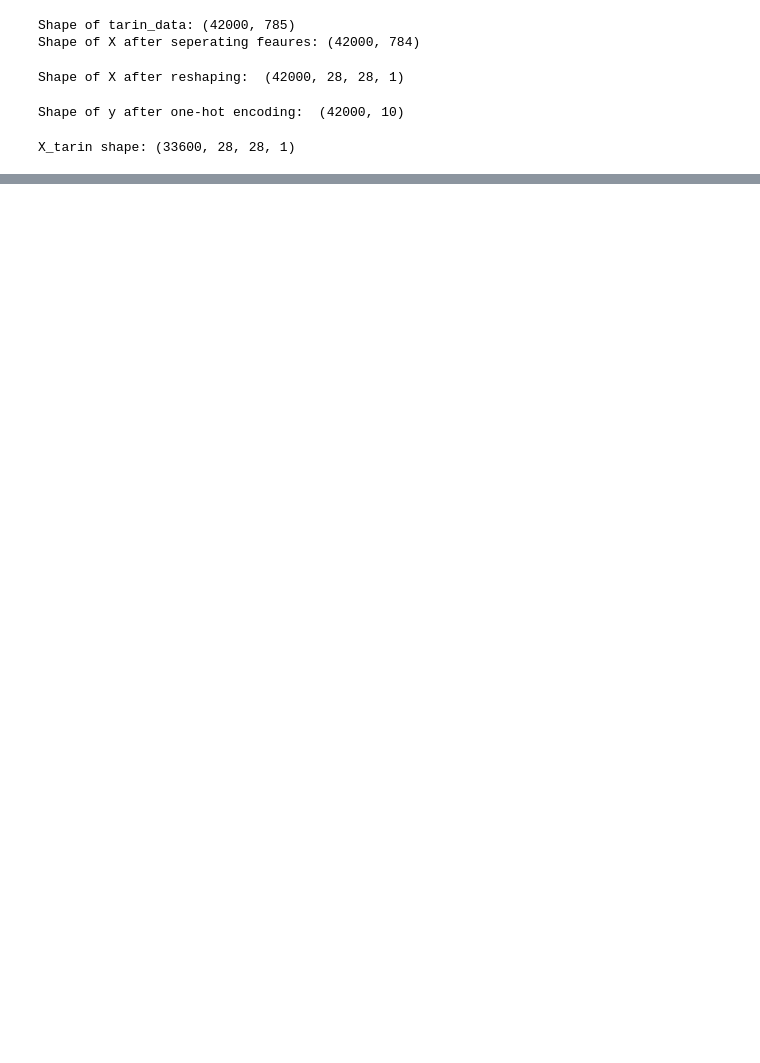
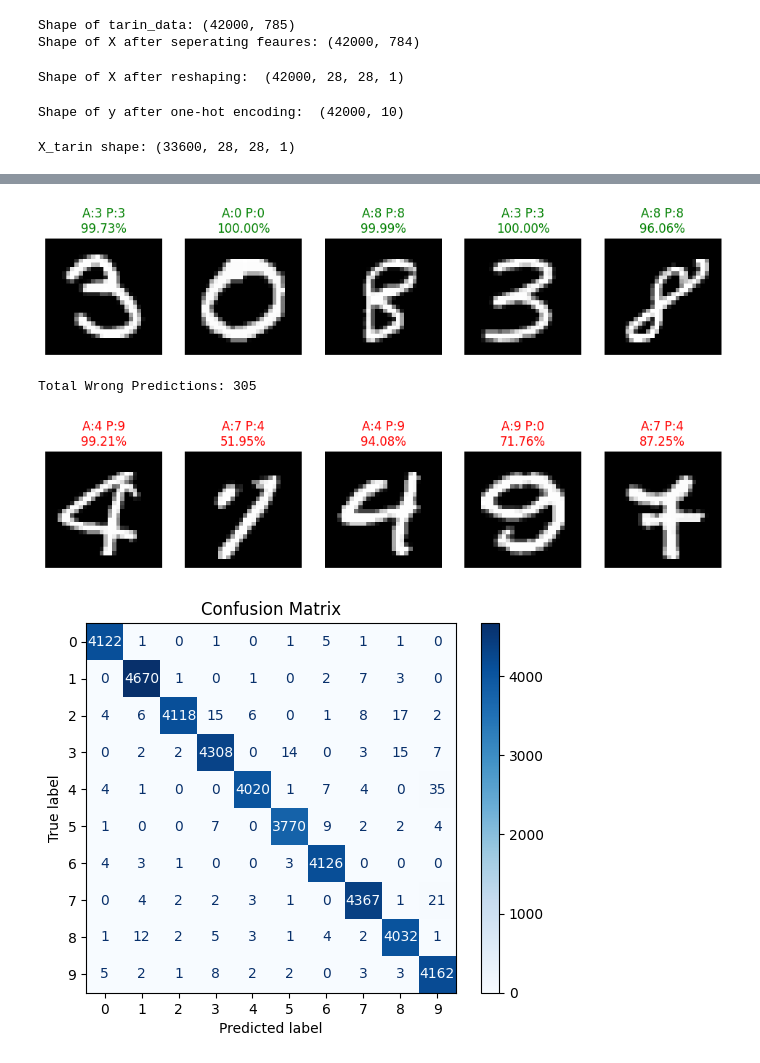
Before and after one commit to Sayan-Official-32/Hand-written-digit-detection, a Jupyter notebook: model.ipynb, the cells around one changed output, grey strips where cells are left out. Saved outputs shown, nothing was run; the diff lists cells and outputs as text; code cells hidden in the pictures; blank space fills up the shorter version.

```diff
--- a/model.ipynb
+++ b/model.ipynb
@@ -155,0 +222,71 @@ for i in range(100):
+# %%
+import numpy as np
+import matplotlib.pyplot as plt
+from sklearn.metrics import confusion_matrix, ConfusionMatrixDisplay
+
+# Get actual labels
+y_test = test_data.iloc[:, 0].values
+
+# Get model predictions
+predictions = model.predict(X_test)
+predicted_labels = np.argmax(predictions, axis=1)
+
+# =========================
+# 1️⃣ Show Random Predictions
+# =========================
+
+random_indices = np.random.choice(len(X_test), 5, replace=False)
+
+plt.figure(figsize=(12,3))
+
+for idx, i in enumerate(random_indices):
+    plt.subplot(1, 5, idx+1)
+    plt.imshow(X_test[i].reshape(28, 28), cmap='gray')
+
+    confidence = np.max(predictions[i]) * 100
+
+    if predicted_labels[i] == y_test[i]:
+        color = "green"
+    else:
+        color = "red"
+
+    plt.title(f"A:{y_test[i]} P:{predicted_labels[i]}\n{confidence:.2f}%", color=color)
+    plt.axis('off')
+
+plt.show()
+
+
+# =========================
+# 2️⃣ Show Only Wrong Predictions
+# =========================
+
+wrong_indices = np.where(predicted_labels != y_test)[0]
+
+print(f"Total Wrong Predictions: {len(wrong_indices)}")
+
+if len(wrong_indices) > 0:
+    plt.figure(figsize=(12,3))
+
+    for idx, i in enumerate(wrong_indices[:5]):  # show first 5 wrong
+        plt.subplot(1, 5, idx+1)
+        plt.imshow(X_test[i].reshape(28, 28), cmap='gray')
+
+        confidence = np.max(predictions[i]) * 100
+
+        plt.title(f"A:{y_test[i]} P:{predicted_labels[i]}\n{confidence:.2f}%", color="red")
+        plt.axis('off')
+
+    plt.show()
+
+
+# =========================
+# 3️⃣ Confusion Matrix
+# =========================
+
+cm = confusion_matrix(y_test, predicted_labels)
+
+disp = ConfusionMatrixDisplay(confusion_matrix=cm)
+disp.plot(cmap='Blues')
+plt.title("Confusion Matrix")
+plt.show()
+# %% [output]
@@ -155,0 +294,4 @@ for i in range(100):
+[figure, added]
+Total Wrong Predictions: 305
+[figure, added]
+[figure, added]
```
Also changed, not shown: parts of 9 cells of this notebook, 1 other file.
